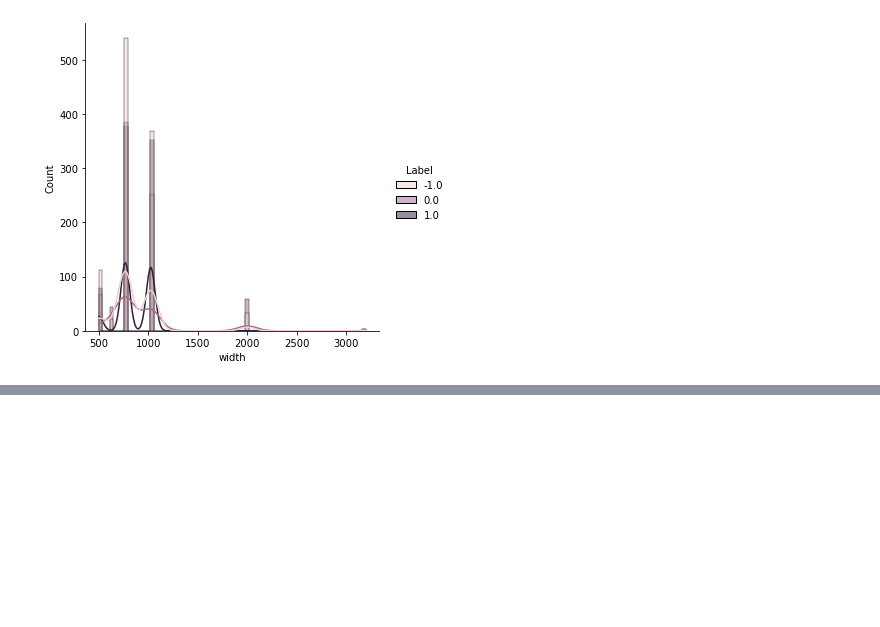
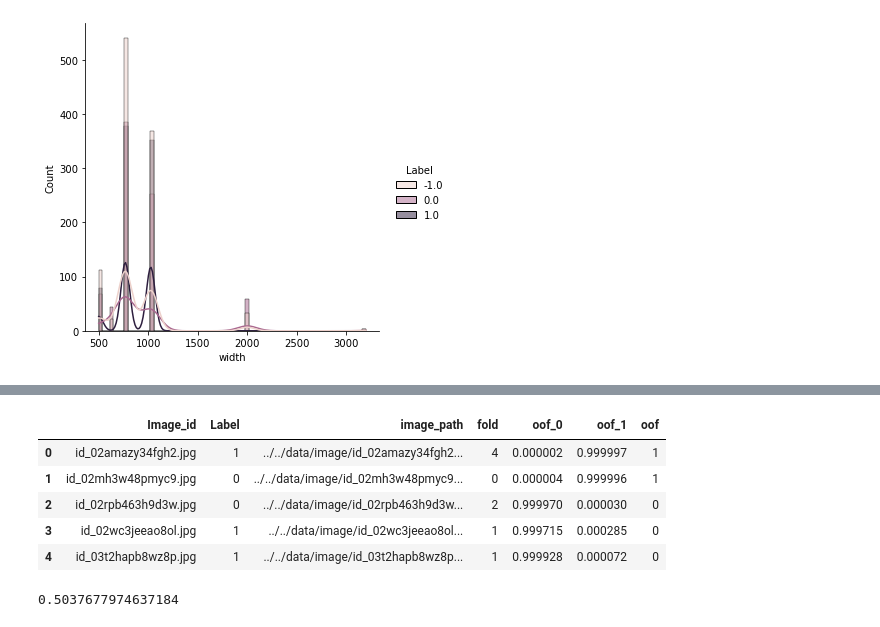
Before and after one commit to ishtos/makerere-fall-armyworm-crop-challenge, a Jupyter notebook: ipynb/eda.ipynb, the cells around one changed output, grey strips where cells are left out. Cells and saved outputs as stored; diff of their text form; code cells hidden in the pictures; blank space fills up the shorter version.

```diff
--- a/ipynb/eda.ipynb
+++ b/ipynb/eda.ipynb
@@ -158,0 +173,15 @@ sns.displot(data=df, x="width", hue="Label", kde=True)
+# %%
+oof_score = pd.read_csv("../src/exp_001/outputs/oof_score.csv")
+oof_score["oof"] = (oof_loss["oof_0"] < oof_loss["oof_1"]).astype(int)
+oof_score.head()
+# %% [output]
+|  | Image_id | Label | image_path | fold | oof_0 | oof_1 | oof |
+| 0 | id_02amazy34fgh2.jpg | 1 | ../../data/image/id_02amazy34fgh2... | 4 | 0.000002 | 0.999997 | 1 |
+| 1 | id_02mh3w48pmyc9.jpg | 0 | ../../data/image/id_02mh3w48pmyc9... | 0 | 0.000004 | 0.999996 | 1 |
+| 2 | id_02rpb463h9d3w.jpg | 0 | ../../data/image/id_02rpb463h9d3w... | 2 | 0.999970 | 0.000030 | 0 |
+| 3 | id_02wc3jeeao8ol.jpg | 1 | ../../data/image/id_02wc3jeeao8ol... | 1 | 0.999715 | 0.000285 | 0 |
+| 4 | id_03t2hapb8wz8p.jpg | 1 | ../../data/image/id_03t2hapb8wz8p... | 1 | 0.999928 | 0.000072 | 0 |
+# %%
+roc_auc_score(oof_loss["Label"], oof_loss["oof"])
+# %% [output]
+0.5037677974637184
```
Also changed, not shown: parts of 2 cells of this notebook, 4 other files.
